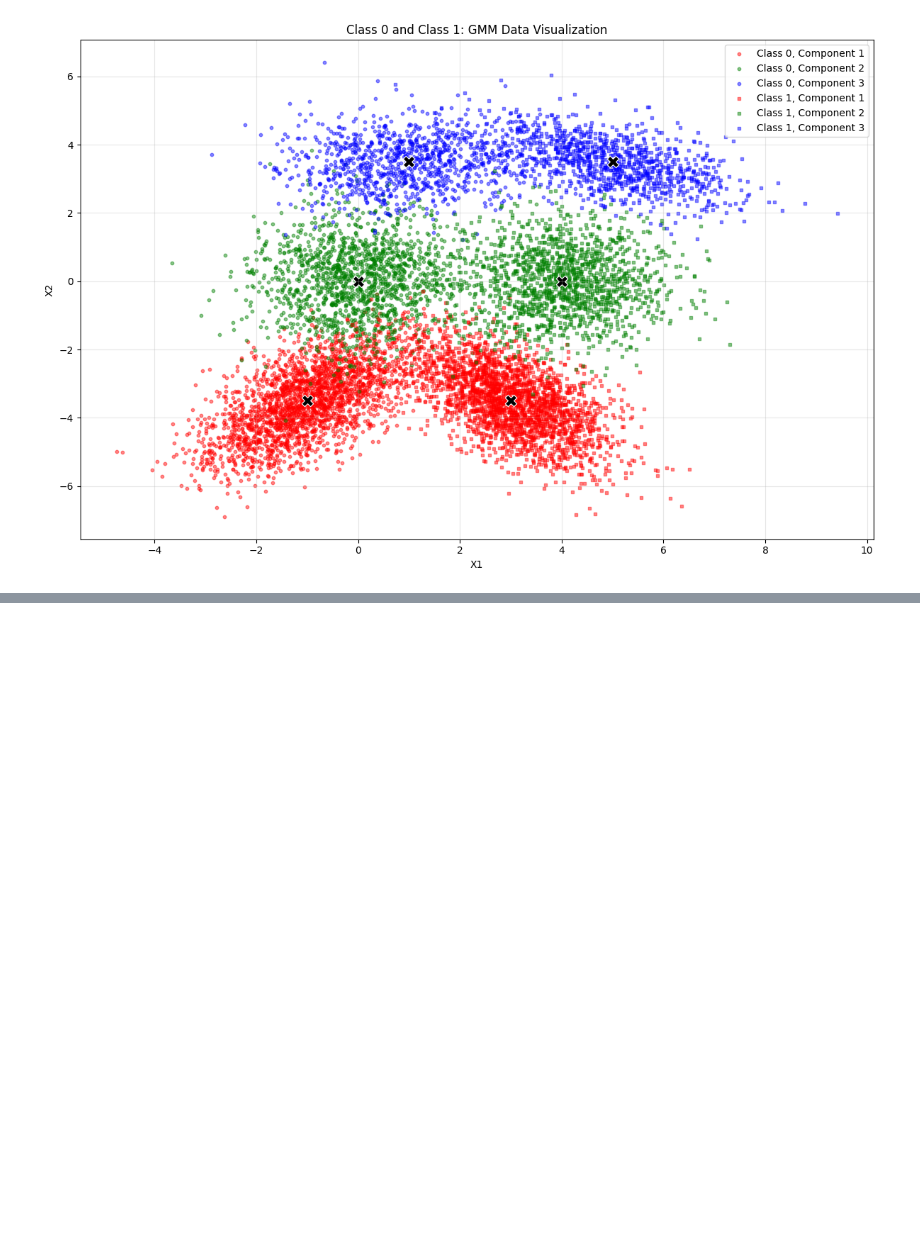
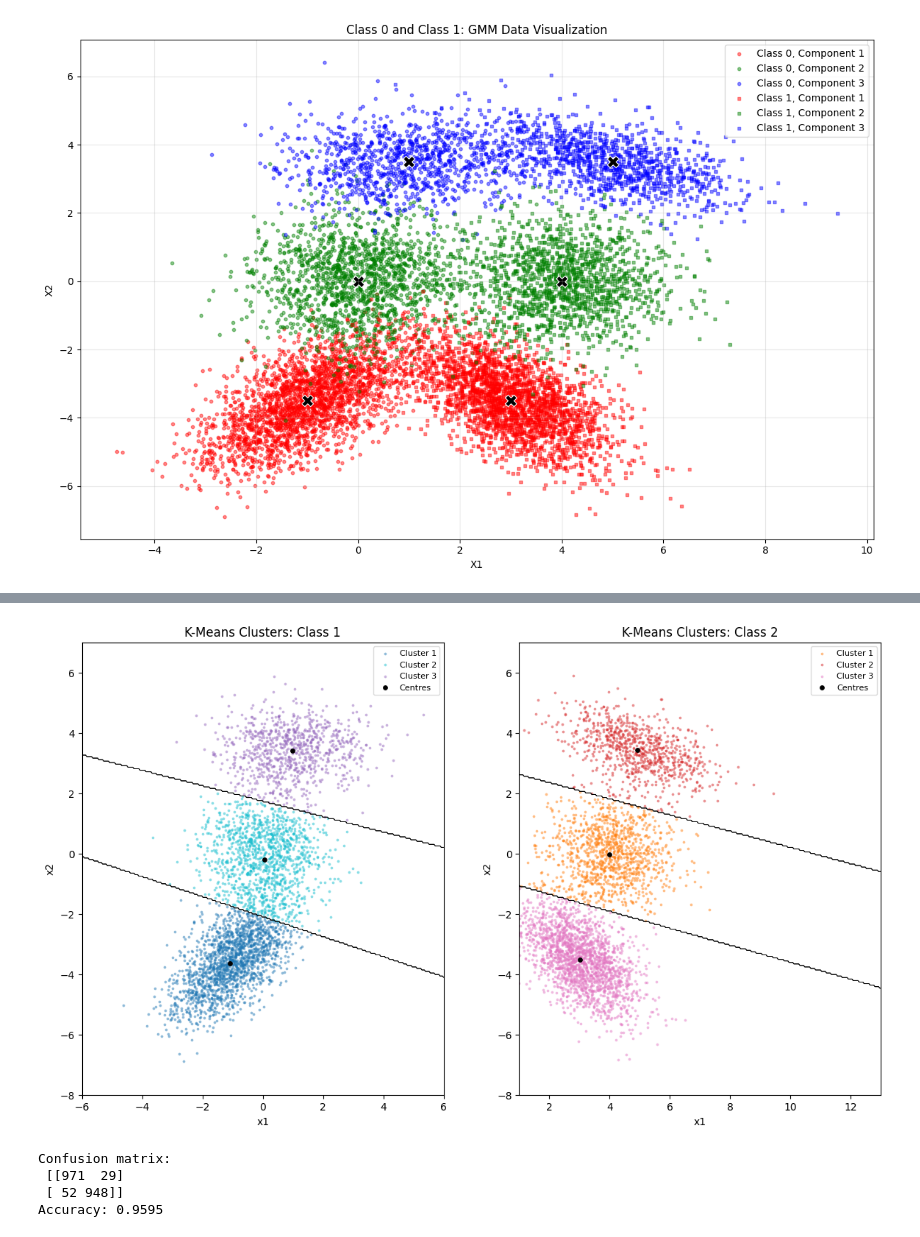
Before and after one commit to KrithikChidM/PrmlLab, a Jupyter notebook: Lab6/code.ipynb, the cells around one changed output, grey strips where cells are left out. Saved outputs shown, nothing was run; the diff lists cells and outputs as text; code cells hidden in the pictures; blank space fills up the shorter version.

```diff
--- a/Lab6/code.ipynb
+++ b/Lab6/code.ipynb
@@ -298,0 +194,19 @@ plt.show()
+# %%
+train_class_samples = []
+test_class_samples = []
+
+rng = np.random.default_rng(44)
+train_end = int(0.8 * n)
+
+for samples in class_data:
+    shuffled = samples[np.random.default_rng().permutation(n)]
+    train_class_samples.append(shuffled[:train_end])
+    test_class_samples.append(shuffled[train_end:])
+# %%
+class_models = []
+
+for class_index, samples in enumerate(train_class_samples):
+    model = KMeans(K=K)
+    model.fit(samples)
+    class_models.append(model)
+    print(f"Class {class_index + 1} centres:\n{model.centers}")
@@ -298,0 +222,42 @@ plt.show()
+# %%
+x_ranges = [(-6, 6), (1, 13)]
+y_values = np.linspace(-8, 7, 300)
+component_colors = [
+    ["tab:blue", "tab:cyan", "tab:purple"],
+    ["tab:orange", "tab:red", "tab:pink"]
+]
+
+
+plt.figure(figsize=(12, 7))
+for class_index, model in enumerate(class_models):
+    samples = train_class_samples[class_index]
+    labels = model.predict(samples)
+
+    x_min, x_max = x_ranges[class_index]
+    x_values = np.linspace(x_min, x_max, 300)
+    x_grid, y_grid = np.meshgrid(x_values, y_values)
+    grid_points = np.column_stack((x_grid.ravel(), y_grid.ravel()))
+    grid_labels = model.predict(grid_points).reshape(x_grid.shape)
+
+    plt.subplot(1, 2, class_index + 1)
+    for k in range(K):
+        cluster = samples[labels == k]
+        plt.scatter(cluster[:, 0], cluster[:, 1], s=7, alpha=0.5, linewidths=0,
+                    color=component_colors[class_index][k], label=f"Cluster {k + 1}")
+        plt.contour(x_grid, y_grid, grid_labels == k, levels=[0.5],
+                    colors="black", linewidths=0.7)
+
+    plt.scatter(model.centers[:, 0], model.centers[:, 1],
+                marker=".", s=60, color="black", label="Centres")
+    plt.xlabel("x1")
+    plt.ylabel("x2")
+    plt.title(f"K-Means Clusters: Class {class_index + 1}")
+    plt.legend(fontsize=8, framealpha=0.7)
+    plt.axis("scaled")
+    plt.xlim(x_min, x_max)
+    plt.ylim(-8, 7)
+
+plt.tight_layout()
+plt.show()
+# %% [output]
+[figure, added]
@@ -298,0 +276,15 @@ plt.show()
+# %%
+# rows: true class, columns: predicted class
+confusion_matrix = np.zeros((2, 2), dtype=int)
+
+for true_class, predictions in enumerate(test_class_predictions):
+    for predicted_class in predictions:
+        confusion_matrix[true_class, predicted_class - 1] += 1
+
+print("Confusion matrix:\n", confusion_matrix)
+print("Accuracy:", np.trace(confusion_matrix) / confusion_matrix.sum())
+# %% [output]
+Confusion matrix:
+ [[971  29]
+ [ 52 948]]
+Accuracy: 0.9595
```
Also changed, not shown: parts of 7 cells of this notebook.
